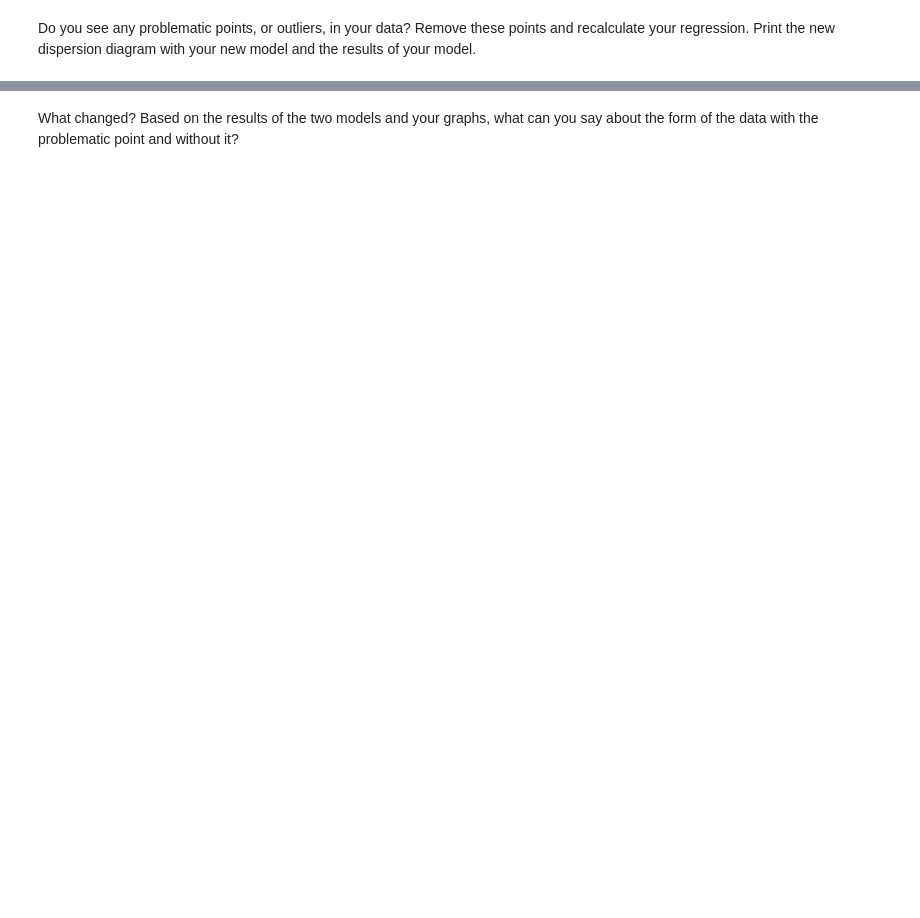
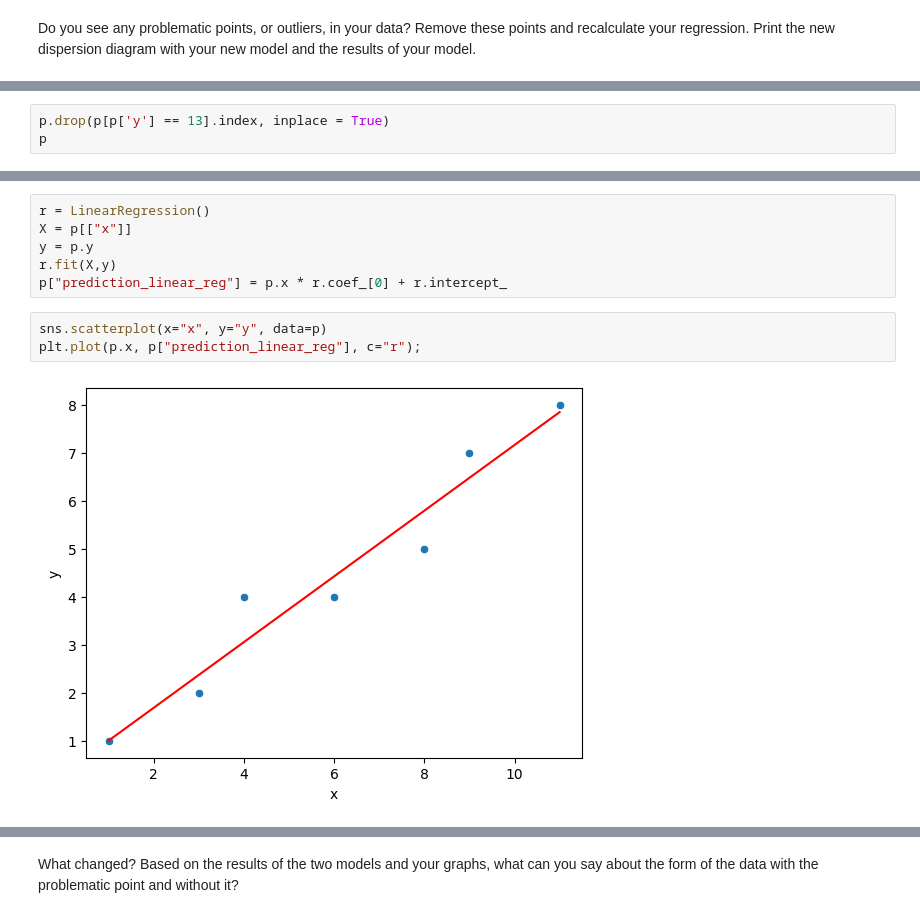
Before and after one commit to Ironhack-data-bcn-oct-2023/lab-regression-analysis, a Jupyter notebook: your-code.ipynb, the cells around one changed output, grey strips where cells are left out. Saved outputs shown, nothing was run; the diff lists cells and outputs as text; blank space fills up the shorter version.

```diff
--- a/your-code.ipynb
+++ b/your-code.ipynb
@@ -283,0 +305,3 @@ Do you see any problematic points, or outliers, in your data? Remove these point
+# %%
+p.drop(p[p['y'] == 13].index, inplace = True)
+p
@@ -283,0 +317,11 @@ Do you see any problematic points, or outliers, in your data? Remove these point
+# %%
+r = LinearRegression()
+X = p[["x"]]
+y = p.y
+r.fit(X,y)
+p["prediction_linear_reg"] = p.x * r.coef_[0] + r.intercept_
+# %%
+sns.scatterplot(x="x", y="y", data=p)
+plt.plot(p.x, p["prediction_linear_reg"], c="r");
+# %% [output]
+[figure, added]
```
Also changed, not shown: parts of 13 cells of this notebook.
